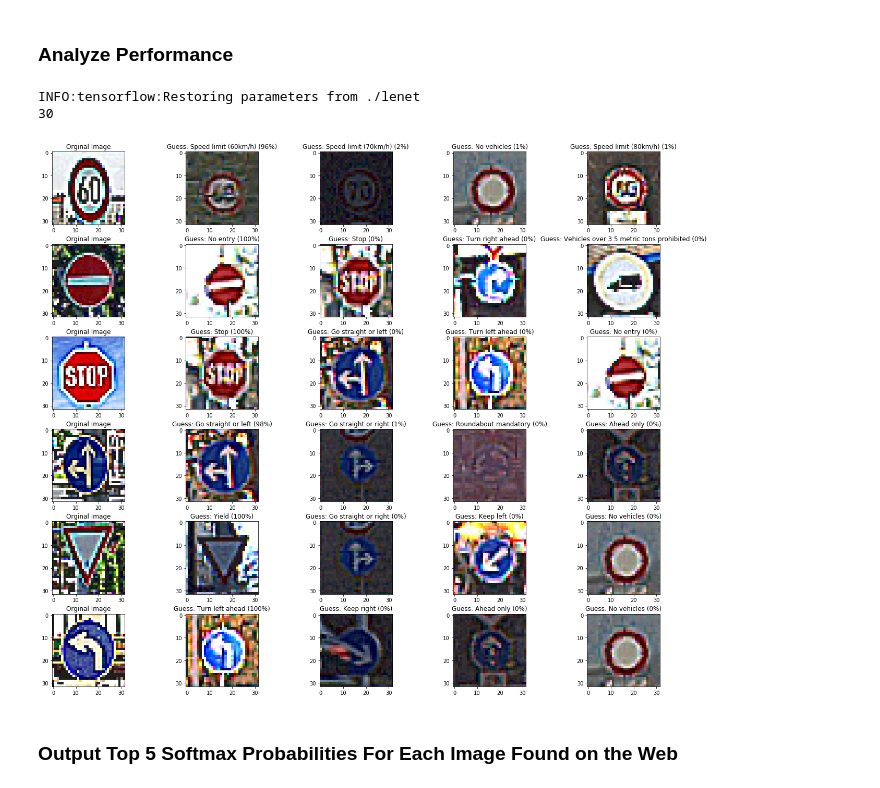
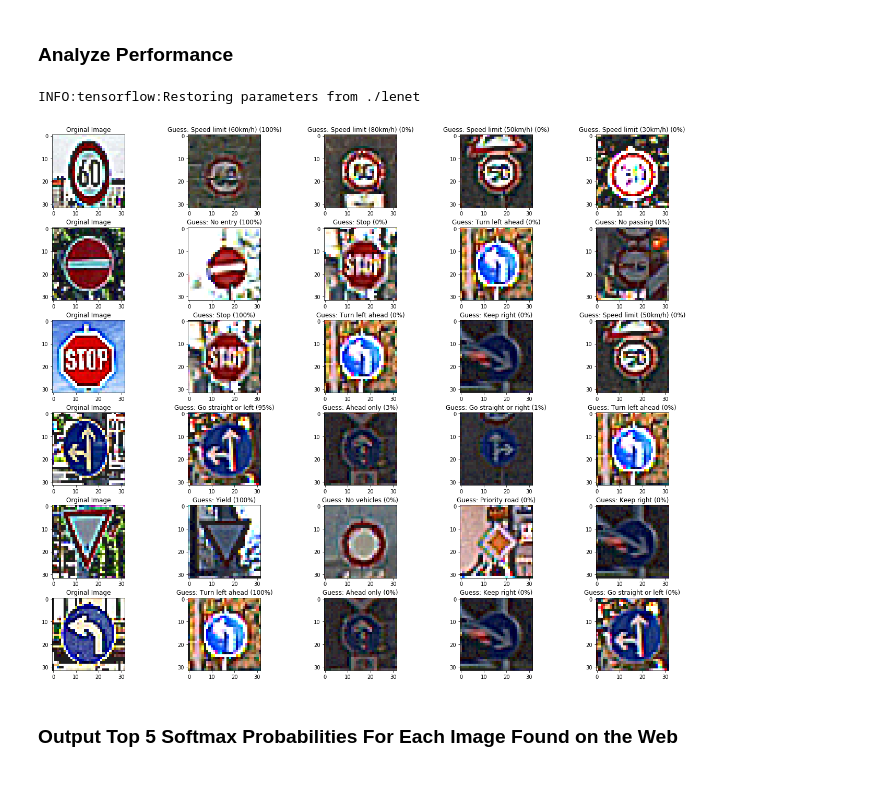
Before and after one commit to dgelven1/Udacity-Self-Driving-Car-, a Jupyter notebook: CarND-Traffic-Sign-Classifier-Project/Traffic_Sign_Classifier_V4.ipynb, the cells around one changed output. Drawn from its saved outputs; the diff is of its cells as text; code cells hidden in the pictures.

```diff
--- a/CarND-Traffic-Sign-Classifier-Project/Traffic_Sign_Classifier_V4.ipynb
+++ b/CarND-Traffic-Sign-Classifier-Project/Traffic_Sign_Classifier_V4.ipynb
@@ -561,26 +543,0 @@ Standard Deviation of Standardized X_test data =  0.632975009986
-# %%
-"""scat_img = X_train[0]
-r = scat_img[:,:,0]
-g = scat_img[:,:,1]
-b = scat_img[:,:,2]
-
-
-fig = plt.figure(figsize=(15,4))
-
-ax1 = fig.add_subplot(121)
-ax1.set_xlim([-255, 255])
-ax1.set_ylim([-255, 255])
-plt.scatter(r, g)
-
-
-scat_img = X_train_normalized[0]
-r = scat_img[:,:,0]
-g = scat_img[:,:,1]
-b = scat_img[:,:,2]
-
-ax1 = fig.add_subplot(122)
-ax1.set_xlim([-10, 10])
-ax1.set_ylim([-10, 10])
-plt.scatter(r, g, s=100)
-plt.show()
-"""
@@ -589,10 +543,0 @@ plt.show()
-# %%
-"""X_train_normalized = (X_train - 255)/255
-scat_img = X_train_normalized[0]
-r = scat_img[:,:,0]
-g = scat_img[:,:,1]
-b = scat_img[:,:,2]
-fig = plt.figure()
-plt.scatter(r, g, b)
-plt.show()
-"""
@@ -697,7 +640,7 @@ sets imply underfitting. A high accuracy on the training set but low accuracy on
 # %%
 ######################## Hyperparameters #####################################
 rate = 0.001
-EPOCHS = 15
+EPOCHS = 30
 BATCH_SIZE = 64
 #keep_prob = 0.5
 
@@ -748,7 +691,7 @@ with tf.Session() as sess:
         for offset in range(0, num_examples, BATCH_SIZE):
             end = offset + BATCH_SIZE
             batch_x, batch_y = X_train_normalized[offset:end], y_train[offset:end]
-            sess.run(training_operation, feed_dict={x: batch_x, y: batch_y, keep_prob: 0.85})
+            sess.run(training_operation, feed_dict={x: batch_x, y: batch_y, keep_prob: 0.7})
 
         validation_accuracy = evaluate(X_valid_normalized, y_valid)
         acc_list.append(validation_accuracy)
@@ -898,37 +841,35 @@ for i in range(len(TopKV)): # len = 6
             guess_index.append(0)
             img_count +=1
         else:
             guess_index.append(indicies[i][j])
             index = np.argwhere(y_valid == indicies[i][j])[0]
             images.append(X_valid[index])
             guess.append(TopKV[i][j])
 
 rows = len(TopKV)
 cols = k_size+1
 fig3 = plt.figure(figsize=(18,15))
 
-print(len(guess_index))
-
 for i in range(1,rows*cols+1):
     ax = fig3.add_subplot(rows,cols,i)
     if guess[i-1] == 0:
         plot_img = images[i-1]
         ax.set_title('Orginal Image')
         guess_number = 0
     else:
         guess_number +=1
         plot_img = images[i-1]
         ind = guess_index[i-1]
         ax.set_title('Guess: {} ({:.0f}%)'.format(signs[ind], 100*guess[i-1]))
     imgs = plot_img.squeeze()
     plt.imshow(imgs,cmap='gray')
 
 plt.tight_layout(pad=1.08, h_pad=0.5, w_pad=0.5, rect=None)
+fig.subplots_adjust(top=0.7)
 fig3.savefig('Writeup_images/Top_SoftMax_Prob.png')
 # %% [output]
 INFO:tensorflow:Restoring parameters from ./lenet
-30
-[figure, old version]
+[figure, new version]
 # %% [markdown]
 ### Output Top 5 Softmax Probabilities For Each Image Found on the Web
 # %% [markdown]
```
Also changed, not shown: parts of 16 cells of this notebook, 8 other files.
